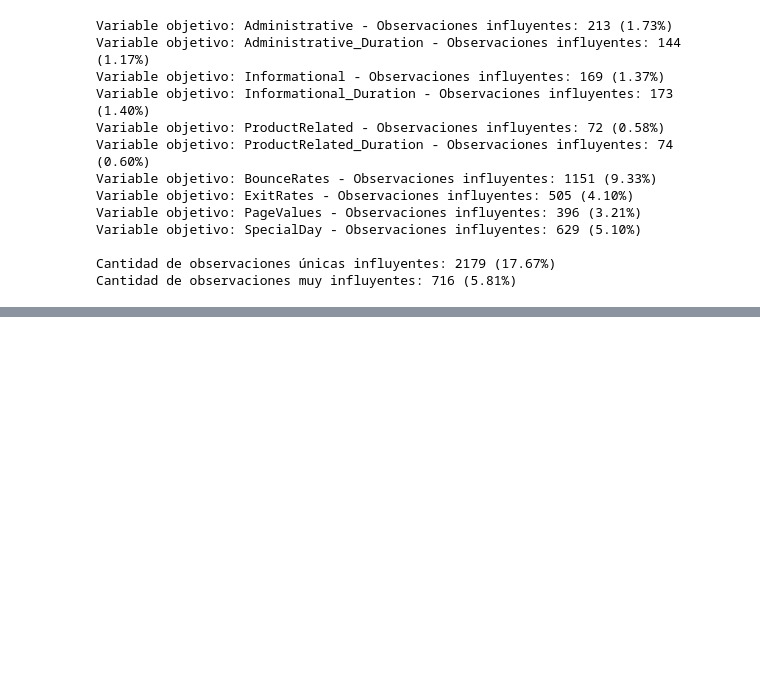
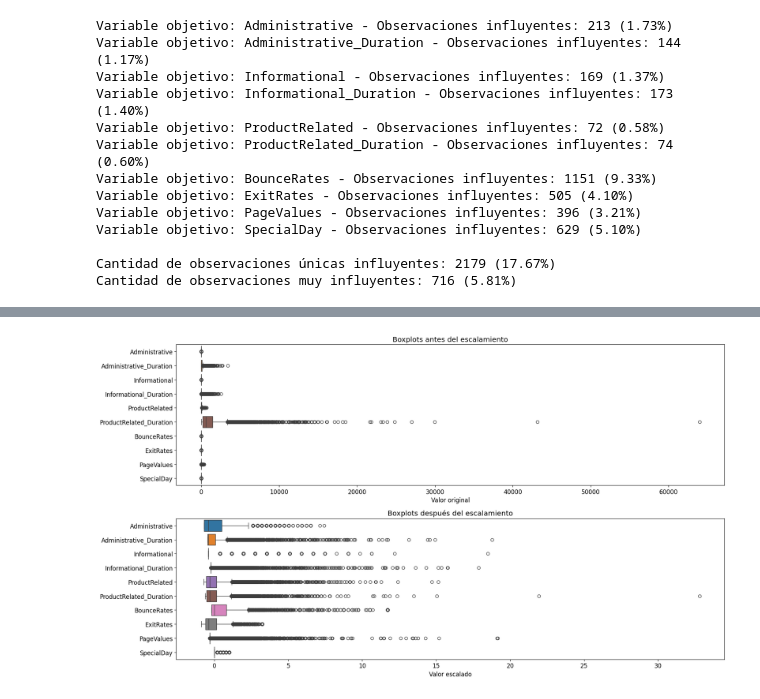
Before and after one commit to Mrldmz/AED-P3, a Jupyter notebook: main.ipynb, the cells around one changed output, grey strips where cells are left out. Cells and saved outputs as stored; diff of their text form; code cells hidden in the pictures; blank space fills up the shorter version.

Commit message:
mejorado Cook y agregado escalamiento de datos

```diff
--- a/main.ipynb
+++ b/main.ipynb
@@ -397,0 +408,36 @@ Cantidad de observaciones muy influyentes: 716 (5.81%)
+# %%
+from sklearn.preprocessing import RobustScaler, StandardScaler
+
+# Seleccionar columnas para cada tipo de escalamiento
+robust_cols = ['BounceRates', 'SpecialDay']
+standard_cols = [col for col in numeric_cols if col not in robust_cols]
+
+# Inicializar escaladores
+robust_scaler = RobustScaler()
+standard_scaler = StandardScaler()
+
+# Crear copia de las columnas numéricas originales
+scaled_df = df[numeric_cols].copy()
+scaled_df[robust_cols] = robust_scaler.fit_transform(df[robust_cols])
+scaled_df[standard_cols] = standard_scaler.fit_transform(df[standard_cols])
+
+# Guardar el dataframe escalado en un archivo CSV
+scaled_df.to_csv('data/escaled.csv', index=False)
+# %%
+# Comparar antes y después con boxplots
+fig, axes = plt.subplots(2, 1, figsize=(18, 10))
+
+# Antes del escalamiento
+sns.boxplot(data=df[numeric_cols], orient='h', ax=axes[0])
+axes[0].set_title('Boxplots antes del escalamiento')
+axes[0].set_xlabel('Valor original')
+
+# Después del escalamiento
+sns.boxplot(data=scaled_df[numeric_cols], orient='h', ax=axes[1])
+axes[1].set_title('Boxplots después del escalamiento')
+axes[1].set_xlabel('Valor escalado')
+
+plt.tight_layout()
+plt.show()
+# %% [output]
+[figure, added]
```
Also changed, not shown: parts of 2 cells of this notebook, 1 other file.
